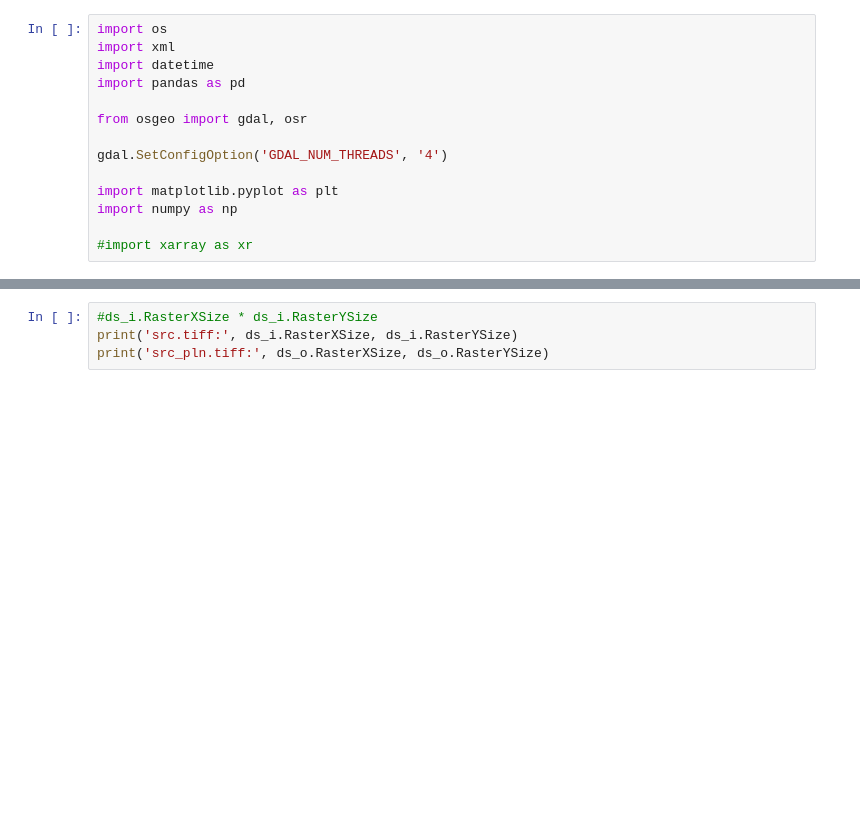
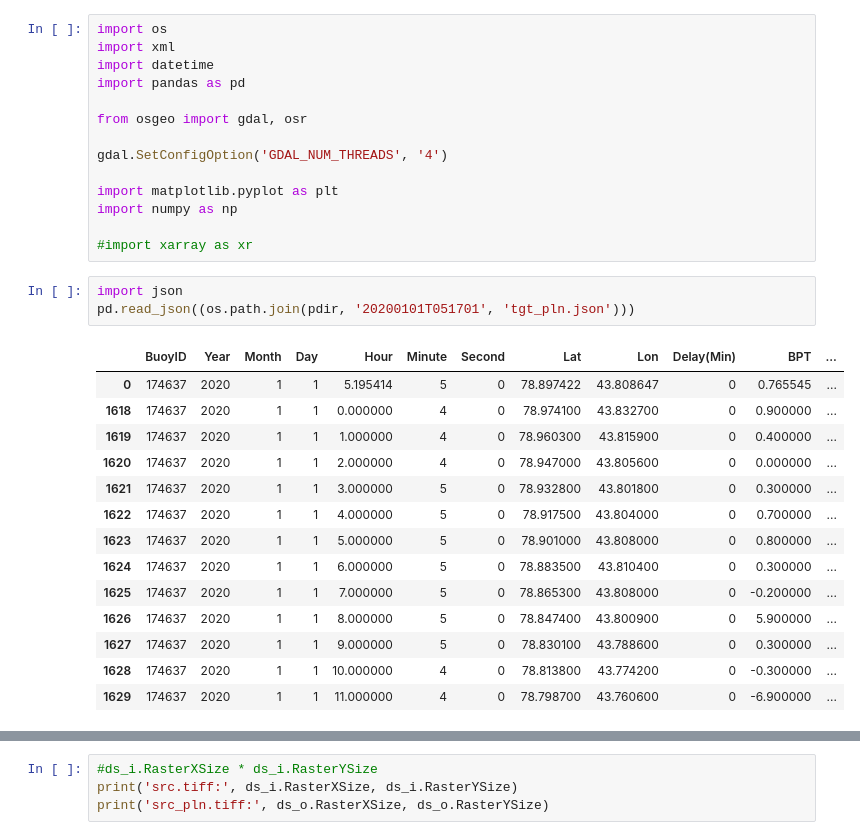
Before and after one commit to jw25-satgeo/IceTracker, a Jupyter notebook: playground.ipynb, the cells around one changed output, grey strips where cells are left out. Cells and saved outputs as stored; diff of their text form; blank space fills up the shorter version.

```diff
--- a/playground.ipynb
+++ b/playground.ipynb
@@ -12,3 +12,21 @@ import matplotlib.pyplot as plt
 import numpy as np
 
 #import xarray as xr
+# %%
+import json
+pd.read_json((os.path.join(pdir, '20200101T051701', 'tgt_pln.json')))
+# %% [output]
+|  | BuoyID | Year | Month | Day | Hour | Minute | Second | Lat | Lon | Delay(Min) | BPT | ... |
+| 0 | 174637 | 2020 | 1 | 1 | 5.195414 | 5 | 0 | 78.897422 | 43.808647 | 0 | 0.765545 | ... |
+| 1618 | 174637 | 2020 | 1 | 1 | 0.000000 | 4 | 0 | 78.974100 | 43.832700 | 0 | 0.900000 | ... |
+| 1619 | 174637 | 2020 | 1 | 1 | 1.000000 | 4 | 0 | 78.960300 | 43.815900 | 0 | 0.400000 | ... |
+| 1620 | 174637 | 2020 | 1 | 1 | 2.000000 | 4 | 0 | 78.947000 | 43.805600 | 0 | 0.000000 | ... |
+| 1621 | 174637 | 2020 | 1 | 1 | 3.000000 | 5 | 0 | 78.932800 | 43.801800 | 0 | 0.300000 | ... |
+| 1622 | 174637 | 2020 | 1 | 1 | 4.000000 | 5 | 0 | 78.917500 | 43.804000 | 0 | 0.700000 | ... |
+| 1623 | 174637 | 2020 | 1 | 1 | 5.000000 | 5 | 0 | 78.901000 | 43.808000 | 0 | 0.800000 | ... |
+| 1624 | 174637 | 2020 | 1 | 1 | 6.000000 | 5 | 0 | 78.883500 | 43.810400 | 0 | 0.300000 | ... |
+| 1625 | 174637 | 2020 | 1 | 1 | 7.000000 | 5 | 0 | 78.865300 | 43.808000 | 0 | -0.200000 | ... |
+| 1626 | 174637 | 2020 | 1 | 1 | 8.000000 | 5 | 0 | 78.847400 | 43.800900 | 0 | 5.900000 | ... |
+| 1627 | 174637 | 2020 | 1 | 1 | 9.000000 | 5 | 0 | 78.830100 | 43.788600 | 0 | 0.300000 | ... |
+| 1628 | 174637 | 2020 | 1 | 1 | 10.000000 | 4 | 0 | 78.813800 | 43.774200 | 0 | -0.300000 | ... |
+| 1629 | 174637 | 2020 | 1 | 1 | 11.000000 | 4 | 0 | 78.798700 | 43.760600 | 0 | -6.900000 | ... |
```
Also changed, not shown: parts of 3 cells of this notebook, 2 other files.
